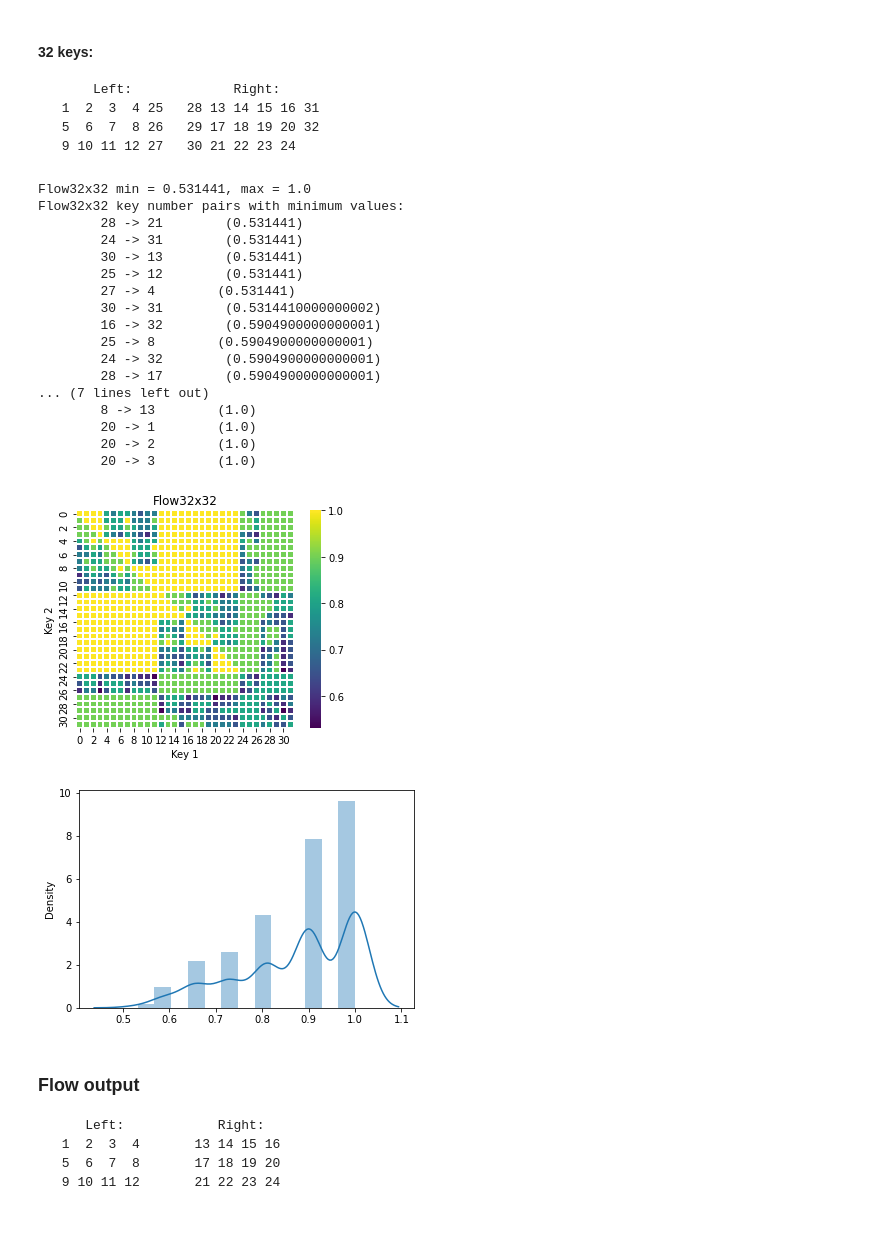
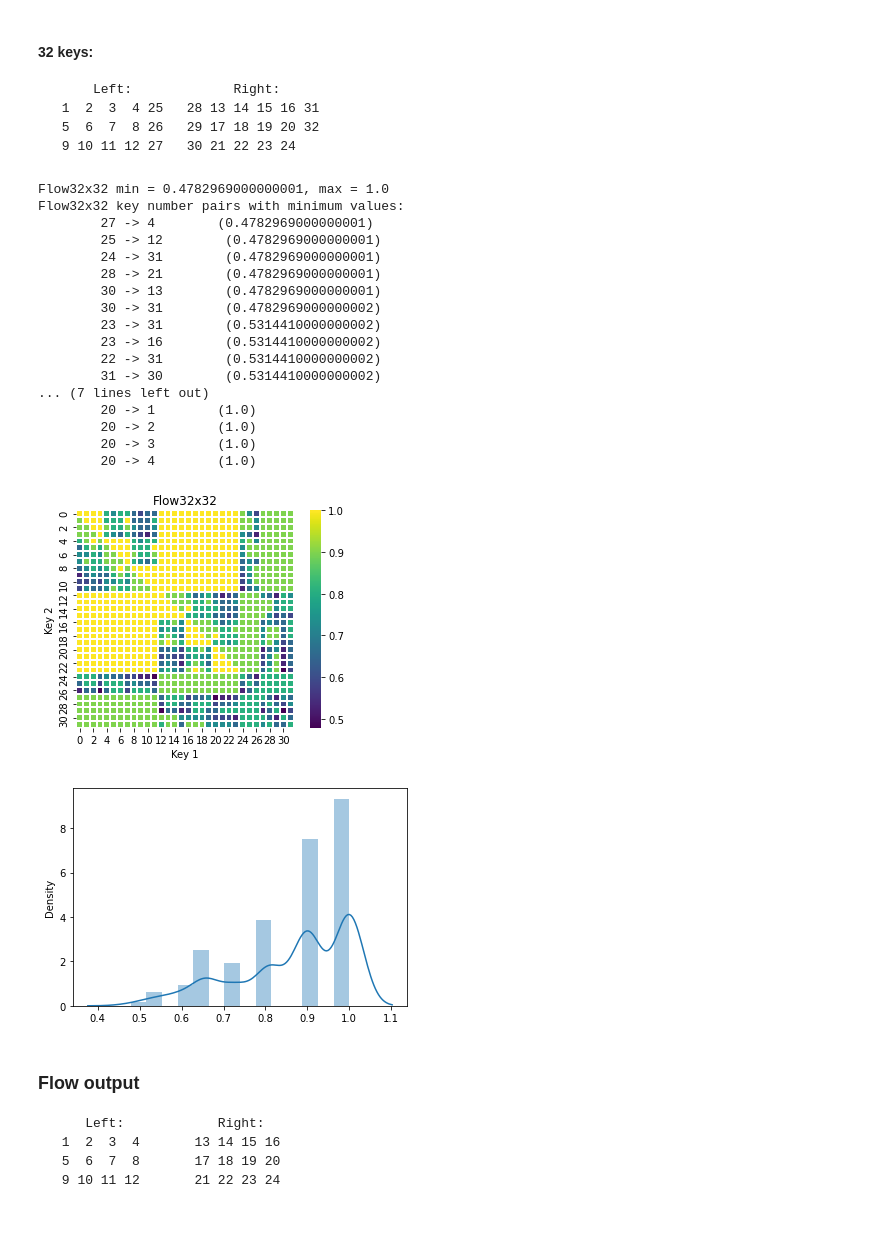
Before and after one commit to binarybottle/engram, a Jupyter notebook: engram_layout_v2.0.ipynb, the cells around one changed output. Saved outputs shown, nothing was run; the diff lists cells and outputs as text; code cells hidden in the pictures.

```diff
--- a/engram_layout_v2.0.ipynb
+++ b/engram_layout_v2.0.ipynb
@@ -2248,62 +2243,62 @@ def create_32x32_flow_matrix(same_hand, same_finger, not_home_row, skip_row, out
         skip_home_rows_right = [[28,13,14,15,16,31], [30,21,22,23,24]]
         for x in skip_home_rows_left[0]:
             for y in skip_home_rows_left[1]:
-                T[x-1, y-1] *= skip_home_row
-                T[y-1, x-1] *= skip_home_row
+                T[x-1, y-1] *= skip_row
+                T[y-1, x-1] *= skip_row
         for x in skip_home_rows_right[0]:
             for y in skip_home_rows_right[1]:
-                T[x-1, y-1] *= skip_home_row
-                T[y-1, x-1] *= skip_home_row
+                T[x-1, y-1] *= skip_row
+                T[y-1, x-1] *= skip_row
 
 
     Flow32x32 = T
 
     # Normalize matrix with min-max scaling to a range with maximum = 1:
     newMin = np.min(Flow32x32) / np.max(Flow32x32)
     newMax = 1.0
     Flow32x32 = newMin + (Flow32x32 - np.min(Flow32x32)) * (newMax - newMin) / (np.max(Flow32x32) - np.min(Flow32x32))
 
     return Flow32x32
 
 Flow32x32 = create_32x32_flow_matrix(same_hand, same_finger, not_home_row, skip_row, outward, adjacent_offset, shorter_above, side_above)
 
 # Print:
 print_matrix_info(matrix_data=Flow32x32, matrix_label="Flow32x32", nkeys=32, nlines=10)
 heatmap(data=Flow32x32, title="Flow32x32", xlabel="Key 1", ylabel="Key 2")
 
 # Save:
 file = open("Flow32x32.txt", "w+")
 file.write(str(Flow32x32))
 file.close()
 
 #  1  2  3  4 25   28 13 14 15 16 31
 #  5  6  7  8 26   29 17 18 19 20 32
 #  9 10 11 12 27   30 21 22 23 24
 # %% [output]
-Flow32x32 min = 0.531441, max = 1.0
+Flow32x32 min = 0.4782969000000001, max = 1.0
 Flow32x32 key number pairs with minimum values:
-        28 -> 21        (0.531441)
-        24 -> 31        (0.531441)
-        30 -> 13        (0.531441)
-        25 -> 12        (0.531441)
-        27 -> 4        (0.531441)
-        30 -> 31        (0.5314410000000002)
-        16 -> 32        (0.5904900000000001)
-        25 -> 8        (0.5904900000000001)
-        24 -> 32        (0.5904900000000001)
-        28 -> 17        (0.5904900000000001)
+        27 -> 4        (0.4782969000000001)
+        25 -> 12        (0.4782969000000001)
+        24 -> 31        (0.4782969000000001)
+        28 -> 21        (0.4782969000000001)
+        30 -> 13        (0.4782969000000001)
+        30 -> 31        (0.4782969000000002)
+        23 -> 31        (0.5314410000000002)
+        23 -> 16        (0.5314410000000002)
+        22 -> 31        (0.5314410000000002)
+        31 -> 30        (0.5314410000000002)
 ... (7 lines left out)
-        8 -> 13        (1.0)
         20 -> 1        (1.0)
         20 -> 2        (1.0)
         20 -> 3        (1.0)
+        20 -> 4        (1.0)
-[figure, old version]
+[figure, new version]
 # %%
 # Histogram
 sns_plot = sns.distplot(Flow32x32)
 sns_plot.figure.savefig("{0}_histogram.png".format("Flow32x32"))
 # %% [output]
-[figure, old version]
+[figure, new version]
 # %% [markdown]
 ### Flow output
 
```
Also changed, not shown: parts of 15 cells of this notebook, 6 other files.
